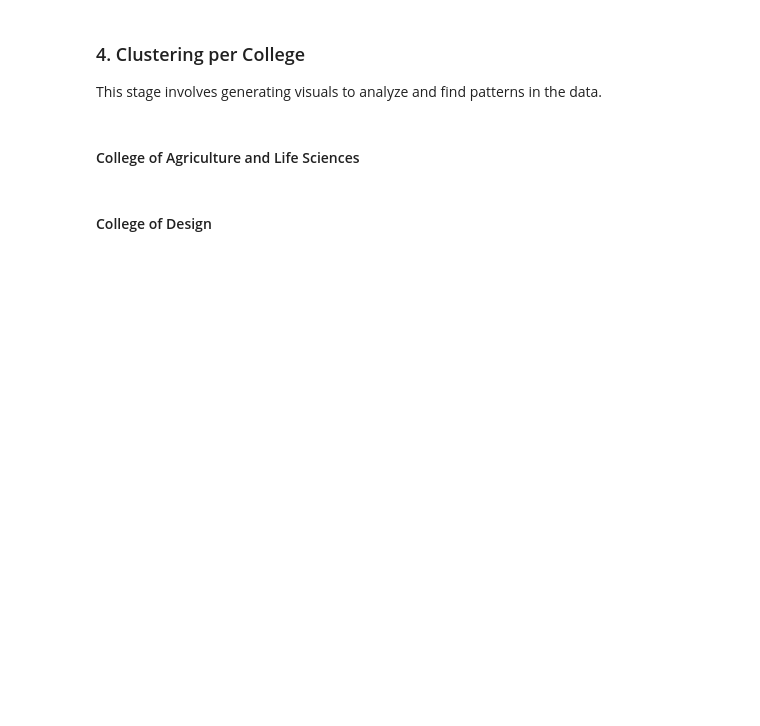
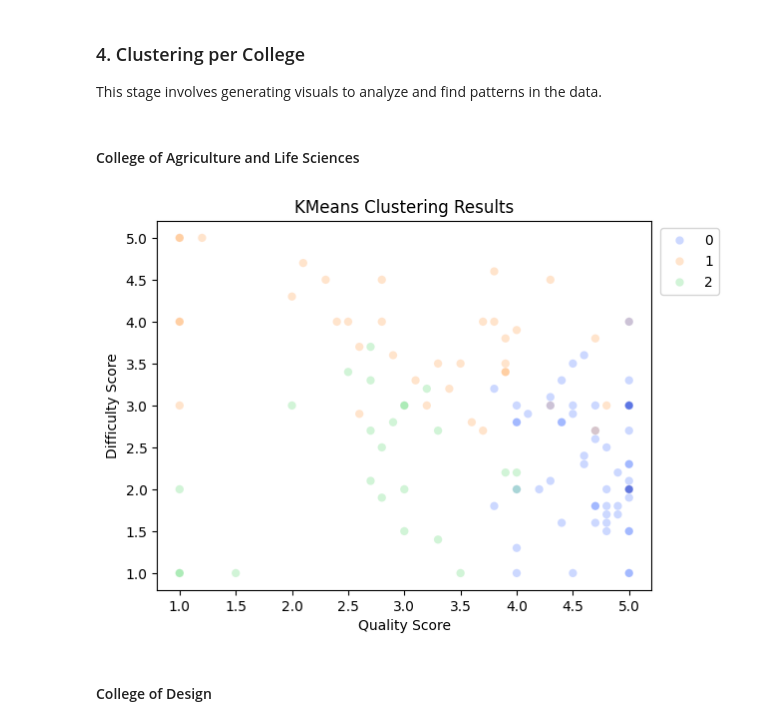
Before and after one commit to BrandonTroy/professor-clustering-analysis, a Jupyter notebook: pipeline.ipynb, the cells around one changed output. Saved outputs shown, nothing was run; the diff lists cells and outputs as text; code cells hidden in the pictures; blank space fills up the shorter version.

Commit message:
Ran KMeans on each college separately

```diff
--- a/pipeline.ipynb
+++ b/pipeline.ipynb
@@ -589,5 +589,21 @@ This stage involves generating visuals to analyze and find patterns in the data.
 # TODO: Visualize
 # %% [markdown]
 #### College of Agriculture and Life Sciences
+# %%
+college_df = df[df['College'] == 'College of Agriculture and Life Sciences']
+college = college_df[['Quality Score', 'Difficulty Score', 'GPA']]
+best_kmeans = Pipeline([
+    ('scaler', StandardScaler()),
+    ('pca', PCA(n_components=3)),
+    ('km', KMeans(n_clusters=3, random_state=random_seed))])
+output = best_kmeans.fit_predict(college)
+sns.scatterplot(x=college['Quality Score'], y=college['Difficulty Score'], hue=output, palette='bright', alpha=0.2)
+plt.legend(bbox_to_anchor=(1.15, 1), loc='upper right')
+plt.title("KMeans Clustering Results")
+plt.xlabel("Quality Score")
+plt.ylabel("Difficulty Score")
+plt.show()
+# %% [output]
+[figure, added]
 # %% [markdown]
 #### College of Design
```
Also changed, not shown: parts of 8 cells of this notebook.
